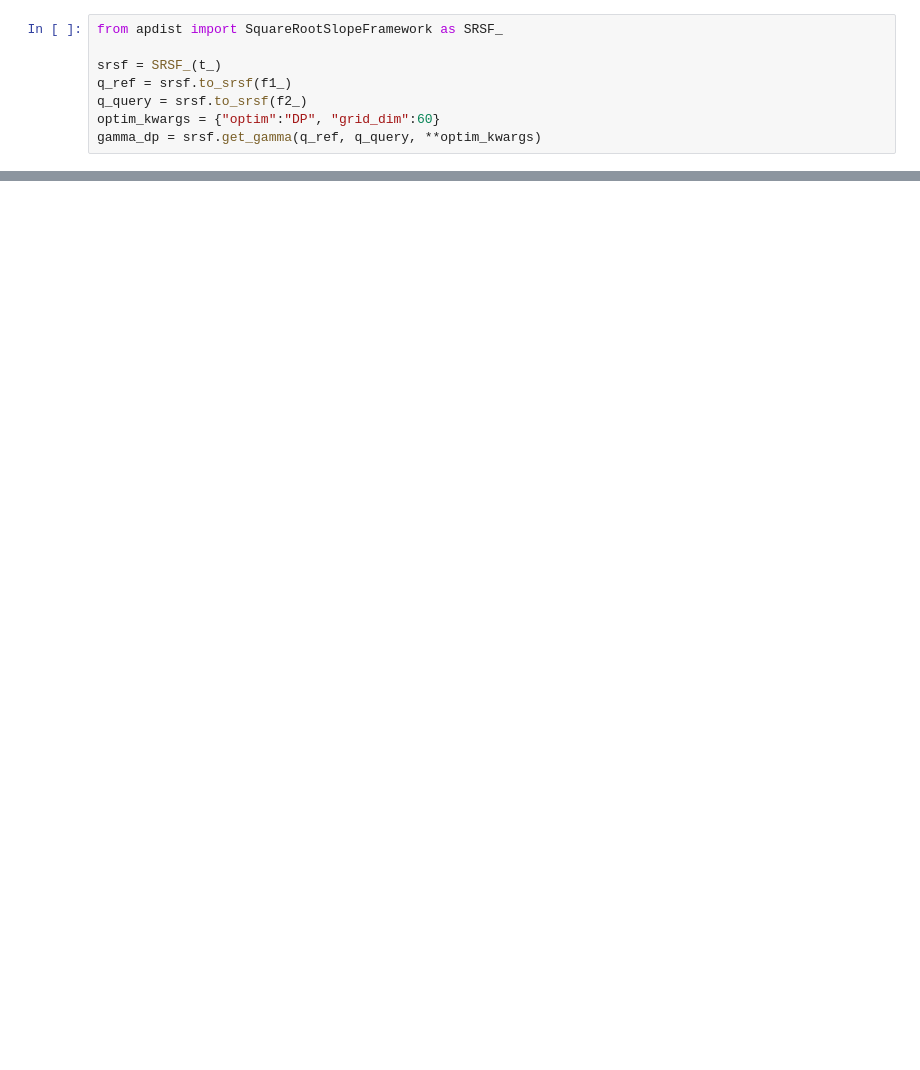
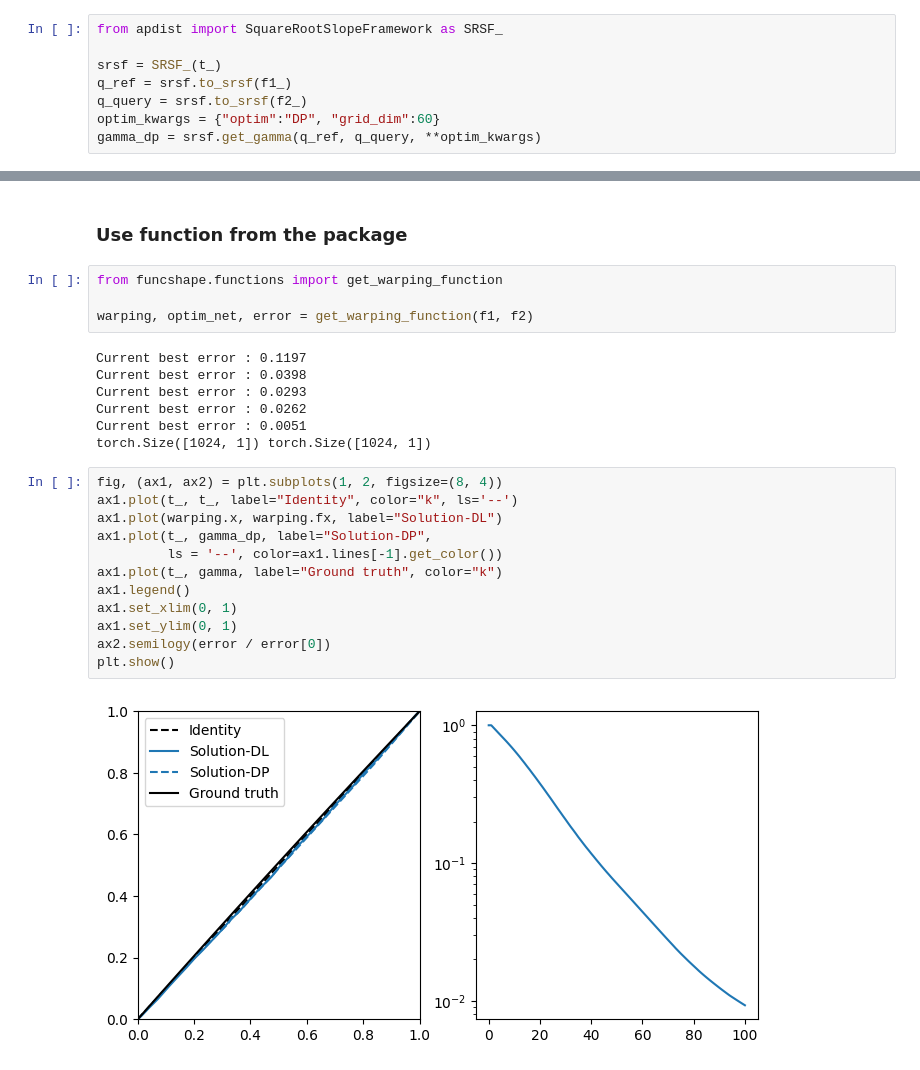
Before and after one commit to kiranvad/funcshape, a Jupyter notebook: notebooks/functions.ipynb, the cells around one changed output, grey strips where cells are left out. Saved outputs shown, nothing was run; the diff lists cells and outputs as text; blank space fills up the shorter version.

```diff
--- a/notebooks/functions.ipynb
+++ b/notebooks/functions.ipynb
@@ -230,0 +214,27 @@ plt.show()
+# %% [markdown]
+### Use function from the package
+# %%
+from funcshape.functions import get_warping_function
+
+warping, optim_net, error = get_warping_function(f1, f2)
+# %% [output]
+Current best error : 0.1197
+Current best error : 0.0398
+Current best error : 0.0293
+Current best error : 0.0262
+Current best error : 0.0051
+torch.Size([1024, 1]) torch.Size([1024, 1])
+# %%
+fig, (ax1, ax2) = plt.subplots(1, 2, figsize=(8, 4))
+ax1.plot(t_, t_, label="Identity", color="k", ls='--')
+ax1.plot(warping.x, warping.fx, label="Solution-DL")
+ax1.plot(t_, gamma_dp, label="Solution-DP",
+         ls = '--', color=ax1.lines[-1].get_color())
+ax1.plot(t_, gamma, label="Ground truth", color="k")
+ax1.legend()
+ax1.set_xlim(0, 1)
+ax1.set_ylim(0, 1)
+ax2.semilogy(error / error[0])
+plt.show()
+# %% [output]
+[figure, added]
```
Also changed, not shown: parts of 8 cells of this notebook, 3 other files.
